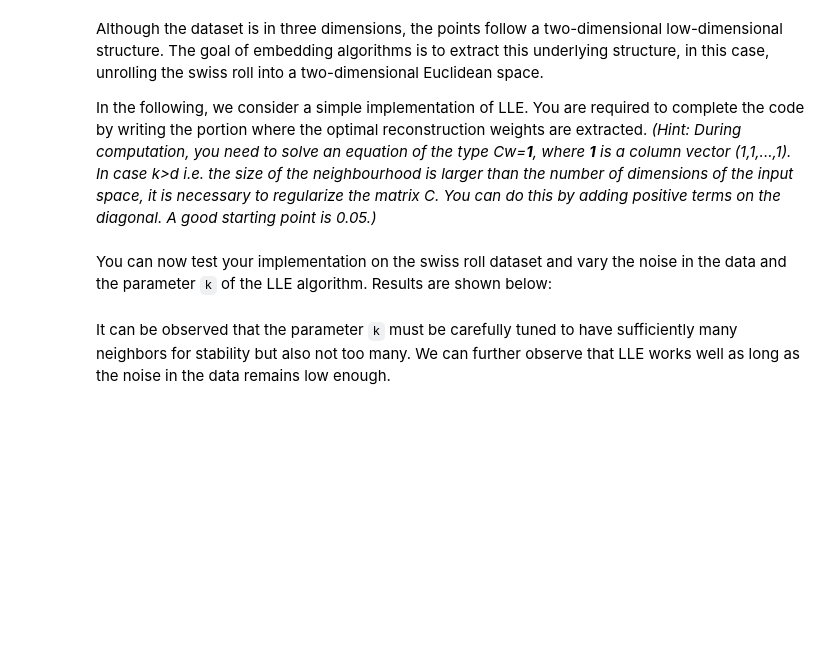
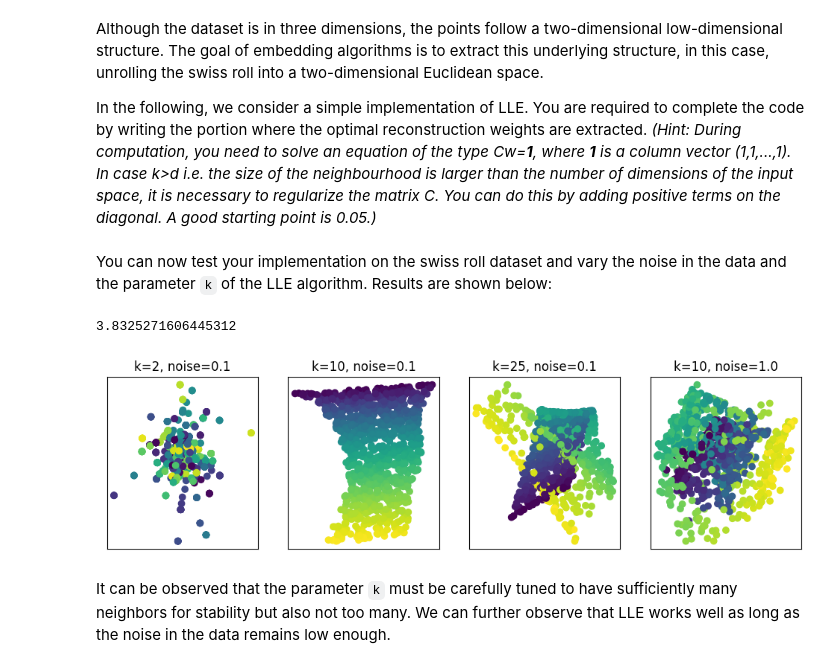
Before and after one commit to pdcnguyen/Machine-Learning, a Jupyter notebook: ML2/sheet1/sheet01-programming.ipynb, the cells around one changed output. Saved outputs shown, nothing was run; the diff lists cells and outputs as text; code cells hidden in the pictures; blank space fills up the shorter version.

```diff
--- a/ML2/sheet1/sheet01-programming.ipynb
+++ b/ML2/sheet1/sheet01-programming.ipynb
@@ -43,14 +55,24 @@ def LLE(X,k):
 # %% [markdown]
 You can now test your implementation on the swiss roll dataset and vary the noise in the data and the parameter `k` of the LLE algorithm. Results are shown below:
 # %%
-f = plt.figure(figsize=(12,3))
-for t,(k,noise) in enumerate([(2,0.1),(10,0.1),(25,0.1),(10,1)]):
-    X,T = sklearn.datasets.make_swiss_roll(n_samples=1000, noise=noise)
-    embedding = LLE(X,k=k)
-    ax = f.add_subplot(1,4,t+1)
-    ax.set_title('k=%d, noise=%.1f'%(k,noise))
+import time
+
+start = time.time()
+
+f = plt.figure(figsize=(12, 3))
+for t, (k, noise) in enumerate([(2, 0.1), (10, 0.1), (25, 0.1), (10, 1)]):
+    X, T = sklearn.datasets.make_swiss_roll(n_samples=1000, noise=noise)
+    embedding = LLE(X, k=k)
+    ax = f.add_subplot(1, 4, t+1)
+    ax.set_title('k=%d, noise=%.1f' % (k, noise))
     ax.set_xticks([])
     ax.set_yticks([])
-    ax.scatter(embedding[:,0],embedding[:,1],c=T)
+    ax.scatter(embedding[:, 0], embedding[:, 1], c=T)
+
+end = time.time()
+print(end - start)
+# %% [output]
+3.8325271606445312
+[figure, added]
 # %% [markdown]
 It can be observed that the parameter `k` must be carefully tuned to have sufficiently many neighbors for stability but also not too many. We can further observe that LLE works well as long as the noise in the data remains low enough.
```
Also changed, not shown: parts of 2 cells of this notebook, 1 other file.
